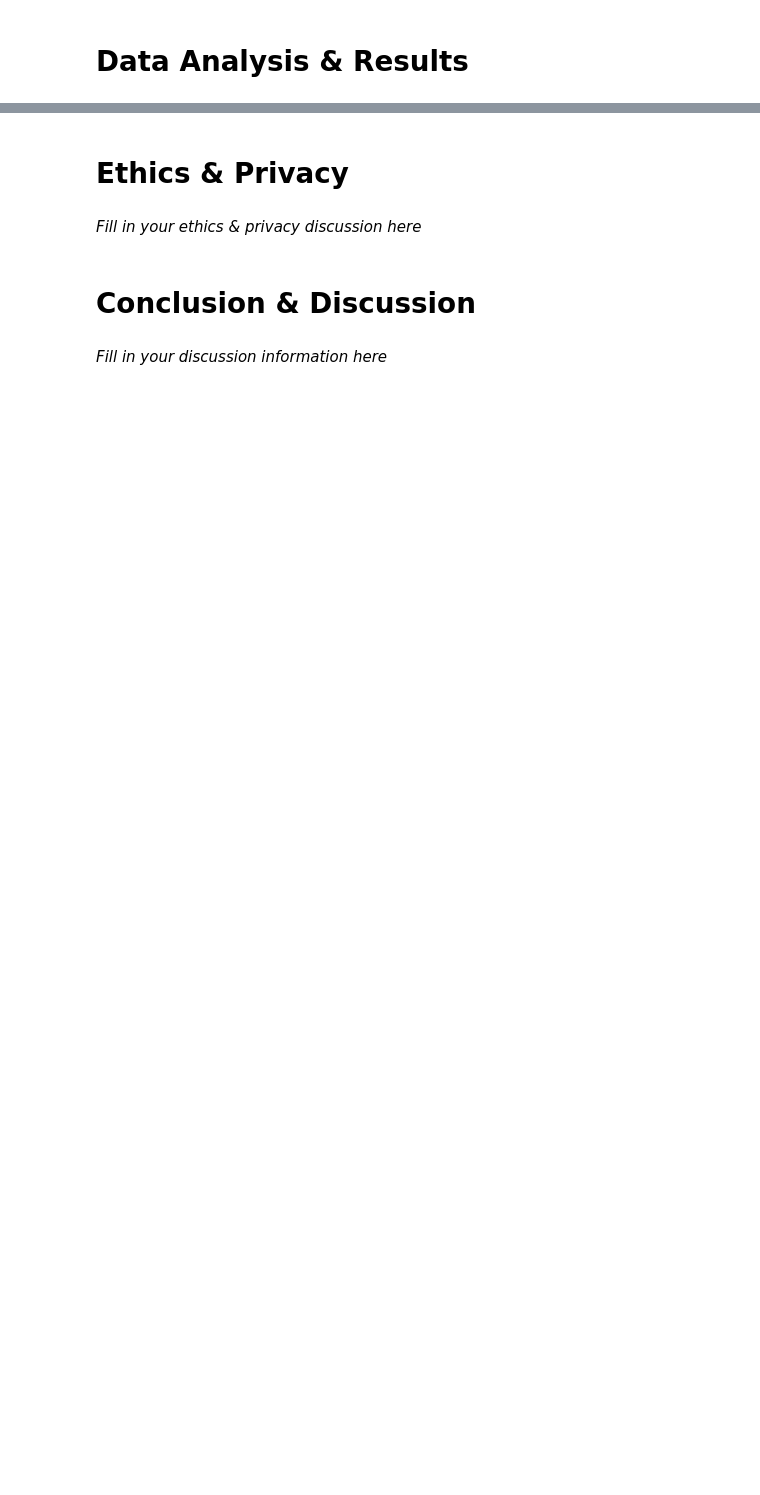
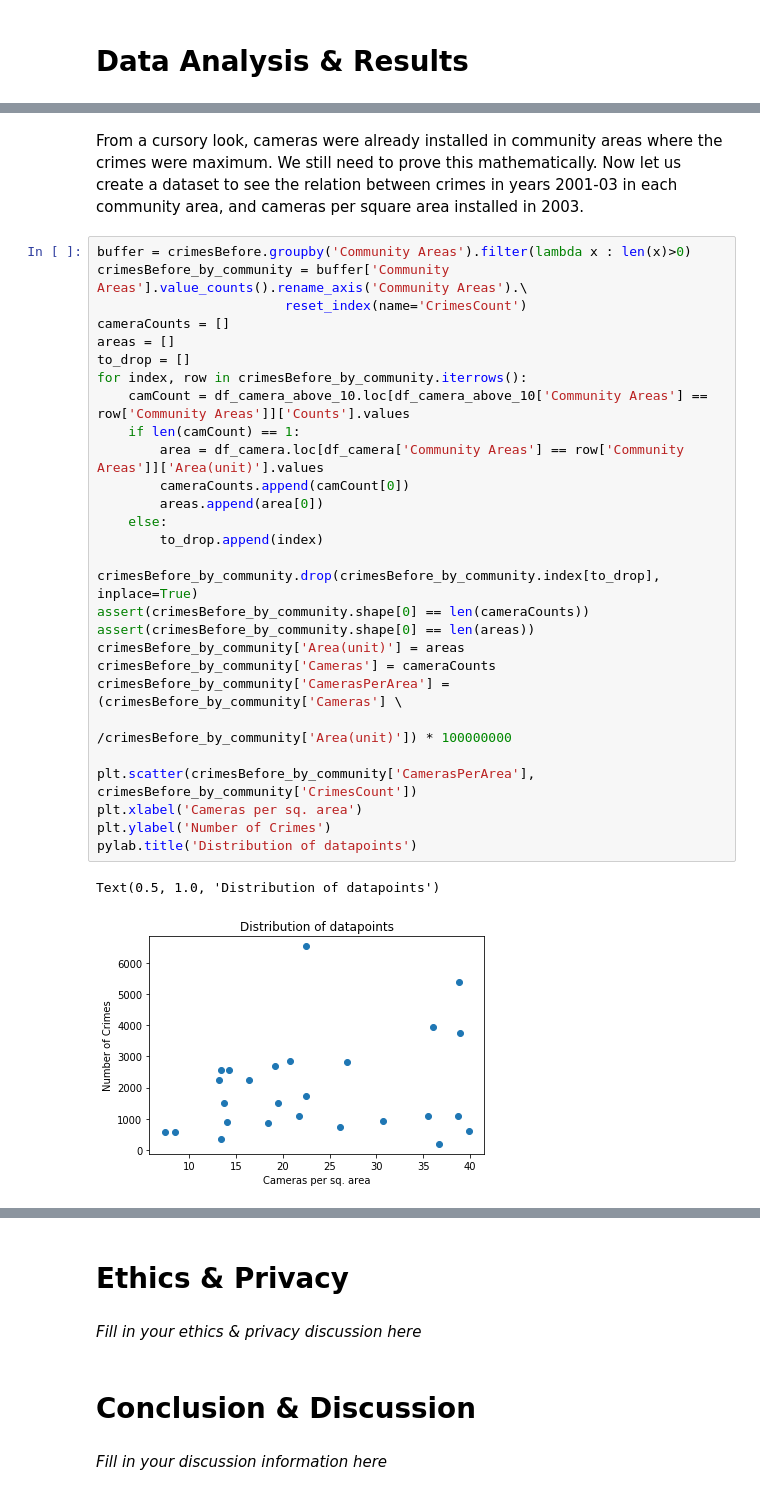
Before and after one commit to tiz081/Cogs108FP, a Jupyter notebook: FinalProject_group096.ipynb, the cells around one changed output, grey strips where cells are left out. Drawn from its saved outputs; the diff is of its cells as text; blank space fills up the shorter version.

```diff
--- a/FinalProject_group096.ipynb
+++ b/FinalProject_group096.ipynb
@@ -259,0 +334,33 @@ Include cells that describe the steps in your data analysis.
+# %% [markdown]
+From a cursory look, cameras were already installed in community areas where the crimes were maximum. We still need to prove this mathematically. Now let us create a dataset to see the relation between crimes in years 2001-03 in each community area, and cameras per square area installed in 2003.
+# %%
+buffer = crimesBefore.groupby('Community Areas').filter(lambda x : len(x)>0)
+crimesBefore_by_community = buffer['Community Areas'].value_counts().rename_axis('Community Areas').\
+                        reset_index(name='CrimesCount')
+cameraCounts = []
+areas = []
+to_drop = []
+for index, row in crimesBefore_by_community.iterrows():
+    camCount = df_camera_above_10.loc[df_camera_above_10['Community Areas'] == row['Community Areas']]['Counts'].values
+    if len(camCount) == 1:
+        area = df_camera.loc[df_camera['Community Areas'] == row['Community Areas']]['Area(unit)'].values
+        cameraCounts.append(camCount[0])
+        areas.append(area[0])
+    else:
+        to_drop.append(index)
+
+crimesBefore_by_community.drop(crimesBefore_by_community.index[to_drop], inplace=True)
+assert(crimesBefore_by_community.shape[0] == len(cameraCounts))
+assert(crimesBefore_by_community.shape[0] == len(areas))
+crimesBefore_by_community['Area(unit)'] = areas
+crimesBefore_by_community['Cameras'] = cameraCounts
+crimesBefore_by_community['CamerasPerArea'] = (crimesBefore_by_community['Cameras'] \
+                                               /crimesBefore_by_community['Area(unit)']) * 100000000
+
+plt.scatter(crimesBefore_by_community['CamerasPerArea'], crimesBefore_by_community['CrimesCount'])
+plt.xlabel('Cameras per sq. area')
+plt.ylabel('Number of Crimes')
+pylab.title('Distribution of datapoints')
+# %% [output]
+Text(0.5, 1.0, 'Distribution of datapoints')
+[figure, added]
```
Also changed, not shown: parts of 22 cells of this notebook.
